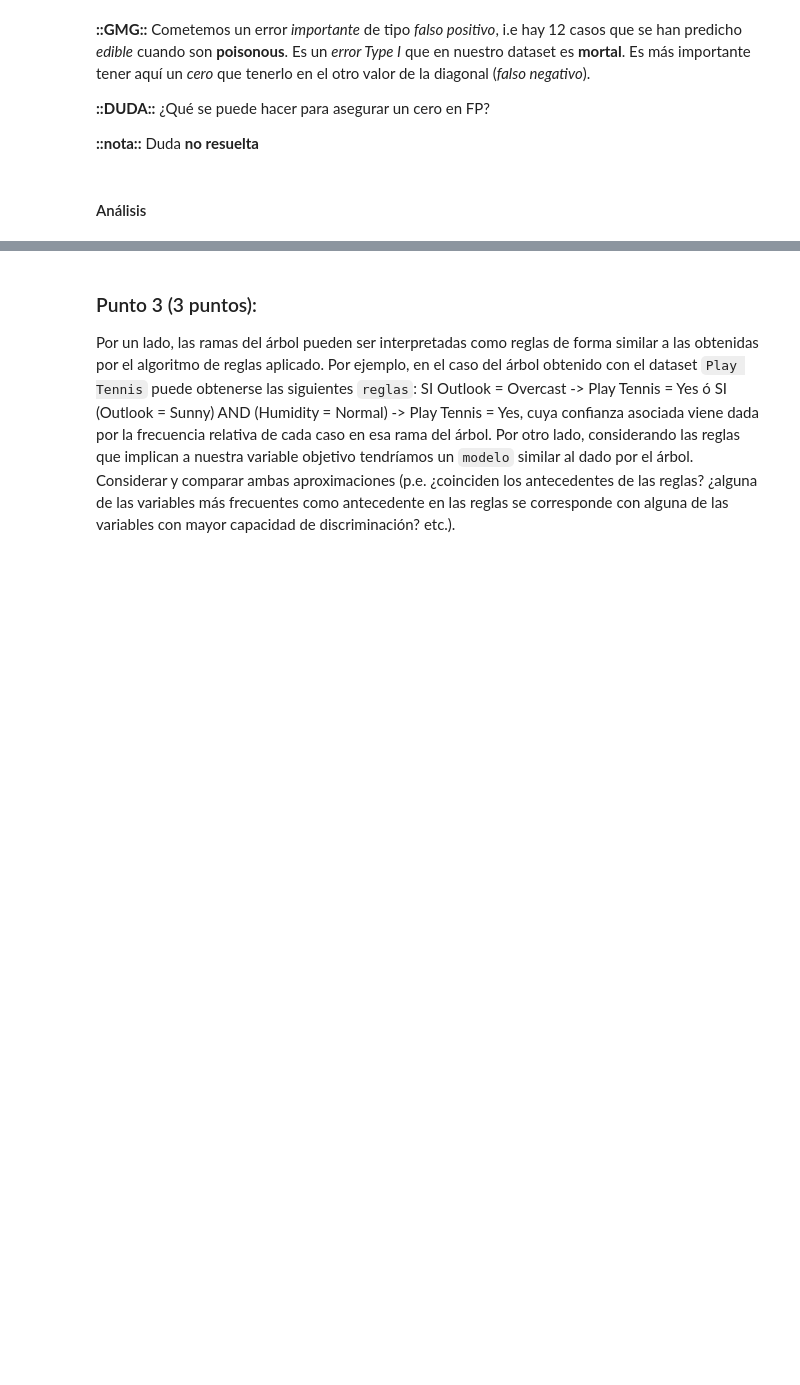
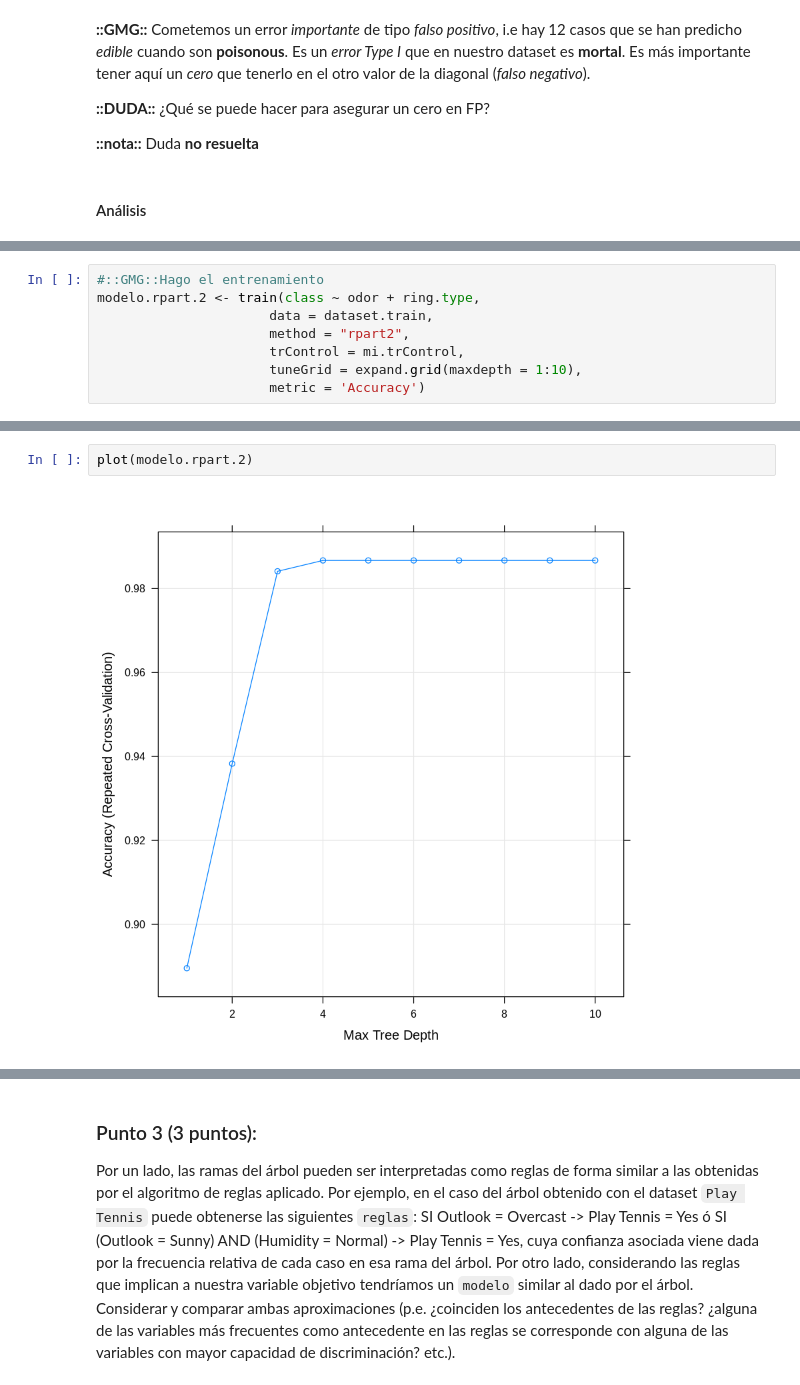
Before and after one commit to yerartdev/uc-m1966-datamining, a Jupyter notebook: d1/t1-m1966-variable-categorica.ipynb, the cells around one changed output, grey strips where cells are left out. Saved outputs shown, nothing was run; the diff lists cells and outputs as text; blank space fills up the shorter version.

```diff
--- a/d1/t1-m1966-variable-categorica.ipynb
+++ b/d1/t1-m1966-variable-categorica.ipynb
@@ -973,0 +1119,8 @@ confusionMatrix(modelo.rpart.test, dataset.test$class)
+# %%
+#::GMG::Hago el entrenamiento
+modelo.rpart.2 <- train(class ~ odor + ring.type,
+                      data = dataset.train,
+                      method = "rpart2",
+                      trControl = mi.trControl,
+                      tuneGrid = expand.grid(maxdepth = 1:10),
+                      metric = 'Accuracy')
@@ -973,0 +1157,4 @@ confusionMatrix(modelo.rpart.test, dataset.test$class)
+# %%
+plot(modelo.rpart.2)
+# %% [output]
+[figure, added]
```
Also changed, not shown: parts of 28 cells of this notebook.
